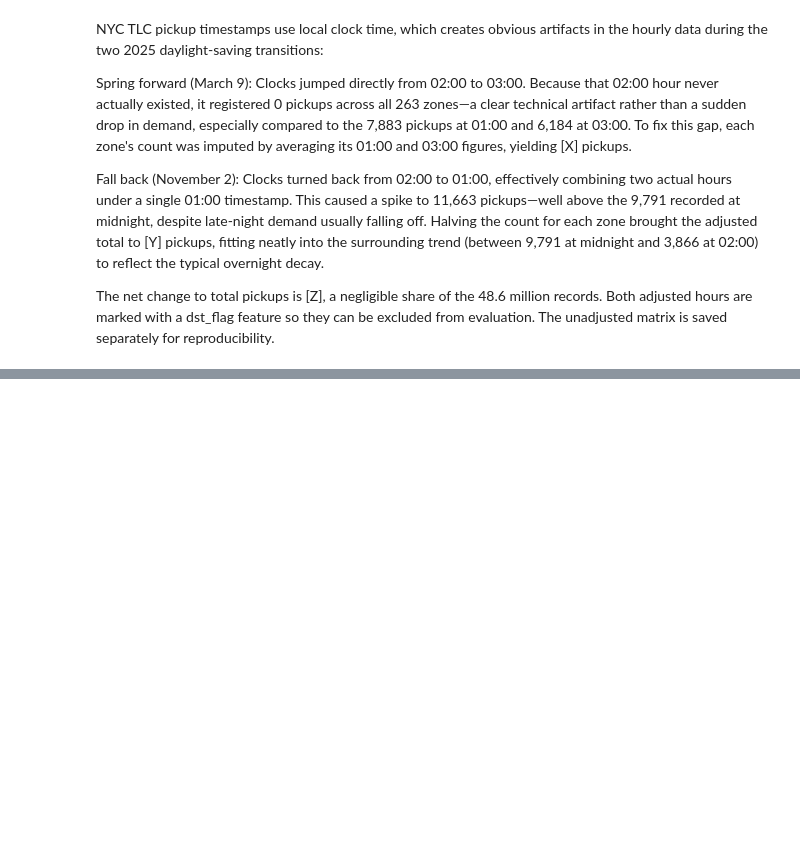
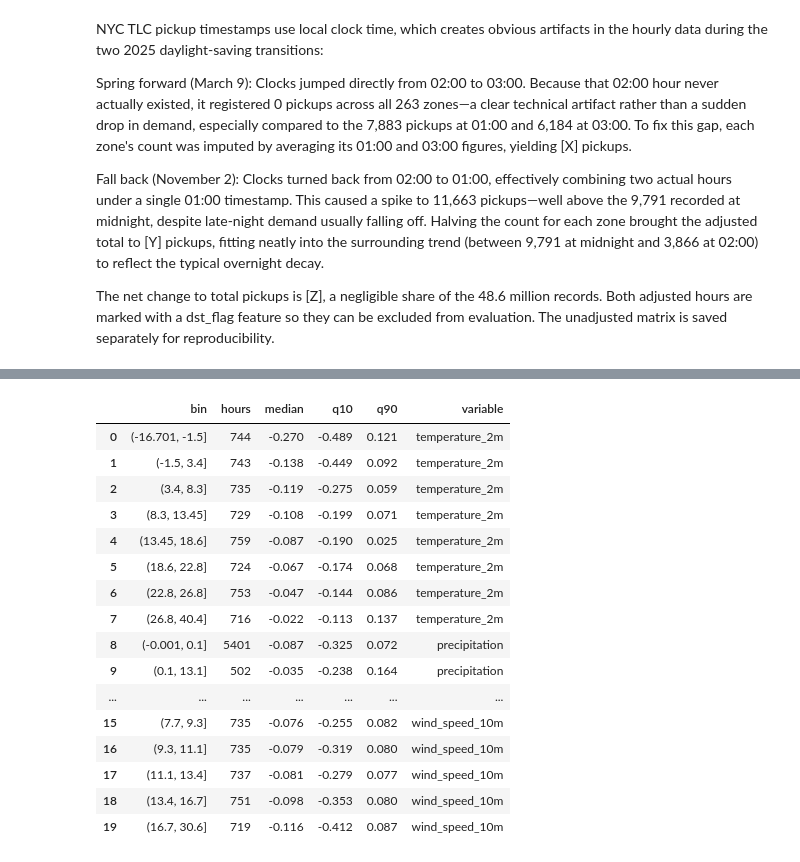
Before and after one commit to Minnu27/Spatiotemporal-Urban-Mobility-Forecasting-Using-Graph-Neural-Networks, a Jupyter notebook: Spatiotemporal_Urban_Mobility_Forecasting_System_using_Graph_Neural_Networks_(GNNs).ipynb, the cells around one changed output, grey strips where cells are left out. Saved outputs shown, nothing was run; the diff lists cells and outputs as text; code cells hidden in the pictures; blank space fills up the shorter version.

Commit message:
Import new executed five-horizon Colab notebook with lossless source archive

```diff
--- a/Spatiotemporal_Urban_Mobility_Forecasting_System_using_Graph_Neural_Networks_(GNNs).ipynb
+++ b/Spatiotemporal_Urban_Mobility_Forecasting_System_using_Graph_Neural_Networks_(GNNs).ipynb
@@ -3574,0 +2384,80 @@ demo.launch(share=True, debug=False)
+# %%
+# Model-design EDA uses only training-month observations.
+how = np.asarray(idx.dayofweek * 24 + idx.hour)
+train_origins = train_o
+zone_ids_eda = final_demand_matrix.columns
+boroughs = zone_info.reindex(zone_ids_eda)["Borough"].to_numpy()
+valid_hourly = final_demand_matrix.where(~eval_exclude)
+train_hourly = valid_hourly.iloc[train_mask]
+profile = train_hourly.groupby(how[train_mask]).mean().fillna(0).to_numpy()
+log_resid = L - np.log1p(profile[how])
+train_resid = pd.DataFrame(log_resid[train_mask], columns=zone_ids_eda).mask(eval_exclude[train_mask])
+
+# Does a seasonal estimate leave actionable error at each horizon?
+eda_rows = []
+for h in EVAL_H:
+    target = train_origins + h
+    estimates = {"persistence": counts[train_origins],
+                 "daily lag": counts[target - 24],
+                 "weekly lag": counts[target - 168],
+                 "seasonal profile": profile[how[target]]}
+    for borough in np.unique(boroughs):
+        keep = (boroughs == borough)[None, :] & ~eval_exclude[target]
+        for name, pred in estimates.items():
+            err = (pred - counts[target])[keep]
+            eda_rows.append({"borough": borough, "horizon": h, "baseline": name,
+                             "MAE": np.abs(err).mean(), "signed_bias": err.mean(),
+                             "p90_absolute_error": np.quantile(np.abs(err), .90)})
+eda_horizons = pd.DataFrame(eda_rows)
+display(eda_horizons.query("baseline == 'seasonal profile'")
+        .pivot(index="borough", columns="horizon", values="signed_bias").round(2))
+eda_horizons.to_csv(SAVE + "eda_training_borough_horizons.csv", index=False)
+
+fig, axes = plt.subplots(1, 2, figsize=(14, 4))
+(eda_horizons.groupby(["horizon", "baseline"])["MAE"].mean().unstack()
+ .plot(ax=axes[0], marker="o", title="Training baseline MAE, equal weight per borough"))
+axes[0].set(xlabel="Horizon (hours)", ylabel="MAE (pickups)", xticks=EVAL_H)
+r = eda_horizons.query("baseline == 'seasonal profile'")
+r.pivot(index="borough", columns="horizon", values="signed_bias").plot.bar(ax=axes[1])
+axes[1].set(title="Seasonal forecast bias by borough", ylabel="Forecast minus actual (pickups)")
+plt.tight_layout()
+plt.show()
+
+# Compare neighbor residual correlations with geographical non-neighbors.
+graph_data = np.load(SAVE + "graphs.npz")
+resid_corr = train_resid.corr(min_periods=168).to_numpy()
+upper = np.triu(np.ones((N, N), dtype=bool), 1) & np.isfinite(resid_corr)
+supports = ["A_adj", "A_dist", "A_od"]  # exclude correlation graph to avoid circular analysis
+graph_rows = []
+for label in supports:
+    mask = graph_data[label] > 0
+    linked = resid_corr[upper & mask]
+    unlinked = resid_corr[upper & ~mask]
+    graph_rows.append({"graph": label, "edge_pairs": len(linked),
+                       "median_edge_correlation": np.median(linked),
+                       "median_nonedge_correlation": np.median(unlinked)})
+graph_eda = pd.DataFrame(graph_rows)
+display(graph_eda.round(3))
+graph_eda.to_csv(SAVE + "eda_training_graph_residuals.csv", index=False)
+
+# Quantile strata are fitted on training weather. Control for clock using residual demand.
+wx_report = pd.read_parquet(SAVE + "weather_2025.parquet").loc[idx[train_mask]]
+city_resid = train_resid.mean(axis=1).to_numpy()
+weather_rows = []
+for column in ["temperature_2m", "precipitation", "snowfall", "wind_speed_10m"]:
+    values = wx_report[column]
+    bins = pd.qcut(values, q=8, duplicates="drop")
+    # Preserve zero-vs-positive strata when ties collapse quantile bins.
+    if bins.isna().all() or bins.cat.categories.size < 2:
+        bins = pd.Series(np.where(values > 0, "positive", "zero"), index=values.index)
+    grouped = pd.DataFrame({"bin": bins, "residual": city_resid}).groupby("bin", observed=True)
+    summary = grouped["residual"].agg(hours="count", median="median",
+                                      q10=lambda x: x.quantile(.1), q90=lambda x: x.quantile(.9))
+    weather_rows.append(summary.reset_index().assign(variable=column))
+weather_eda = pd.concat(weather_rows, ignore_index=True)
+display(weather_eda.round(3))
+weather_eda.to_csv(SAVE + "eda_training_weather_residuals.csv", index=False)
+
+print("At +24h the same-hour-yesterday lag is the forecast-origin count, so it equals persistence.")
+print("Seasonal-profile errors above are in-sample diagnostics. Use the separate validation and test tables for accuracy claims.")
+# %% [output]
@@ -3574,0 +2477,17 @@ demo.launch(share=True, debug=False)
+|  | bin | hours | median | q10 | q90 | variable |
+| 0 | (-16.701, -1.5] | 744 | -0.270 | -0.489 | 0.121 | temperature_2m |
+| 1 | (-1.5, 3.4] | 743 | -0.138 | -0.449 | 0.092 | temperature_2m |
+| 2 | (3.4, 8.3] | 735 | -0.119 | -0.275 | 0.059 | temperature_2m |
+| 3 | (8.3, 13.45] | 729 | -0.108 | -0.199 | 0.071 | temperature_2m |
+| 4 | (13.45, 18.6] | 759 | -0.087 | -0.190 | 0.025 | temperature_2m |
+| 5 | (18.6, 22.8] | 724 | -0.067 | -0.174 | 0.068 | temperature_2m |
+| 6 | (22.8, 26.8] | 753 | -0.047 | -0.144 | 0.086 | temperature_2m |
+| 7 | (26.8, 40.4] | 716 | -0.022 | -0.113 | 0.137 | temperature_2m |
+| 8 | (-0.001, 0.1] | 5401 | -0.087 | -0.325 | 0.072 | precipitation |
+| 9 | (0.1, 13.1] | 502 | -0.035 | -0.238 | 0.164 | precipitation |
+| ... | ... | ... | ... | ... | ... | ... |
+| 15 | (7.7, 9.3] | 735 | -0.076 | -0.255 | 0.082 | wind_speed_10m |
+| 16 | (9.3, 11.1] | 735 | -0.079 | -0.319 | 0.080 | wind_speed_10m |
+| 17 | (11.1, 13.4] | 737 | -0.081 | -0.279 | 0.077 | wind_speed_10m |
+| 18 | (13.4, 16.7] | 751 | -0.098 | -0.353 | 0.080 | wind_speed_10m |
+| 19 | (16.7, 30.6] | 719 | -0.116 | -0.412 | 0.087 | wind_speed_10m |
```
Also changed, not shown: parts of 62 cells of this notebook, 2 other files.
